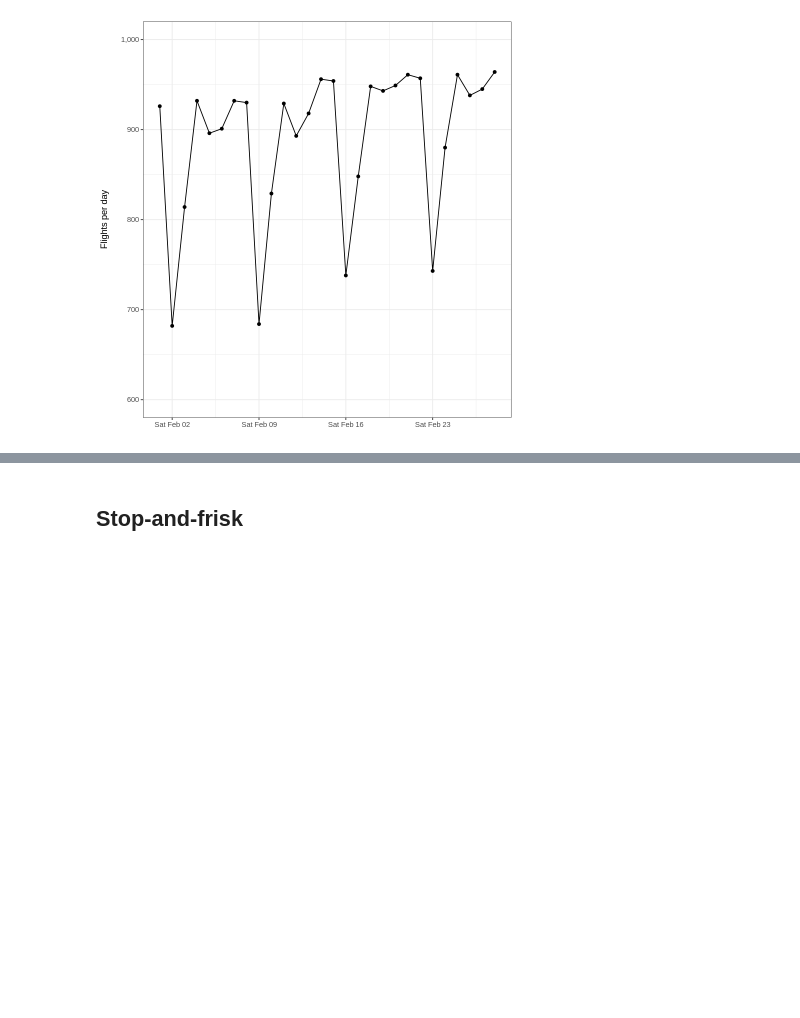
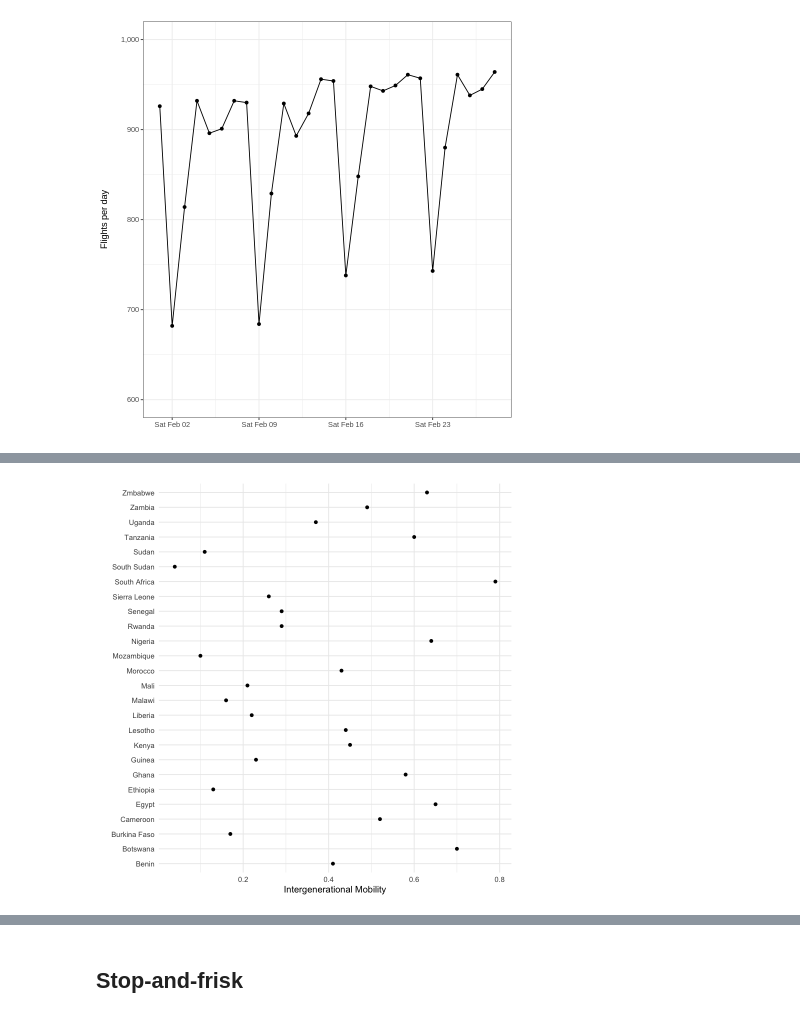
Before and after one commit to 5harad/API201-2022, a Jupyter notebook: lectures/lecture-2-code.ipynb, the cells around one changed output, grey strips where cells are left out. Cells and saved outputs as stored; diff of their text form; code cells hidden in the pictures; blank space fills up the shorter version.

```diff
--- a/lectures/lecture-2-code.ipynb
+++ b/lectures/lecture-2-code.ipynb
@@ -86,0 +162,11 @@ ggplot(data=plot_data, aes(x=date, y=n)) +
+# %%
+gg_num_1 <- ggplot(alesina,
+                   aes(x = country,
+                       y = mean)) +
+    geom_point() +
+    theme_minimal()  +
+    labs(x = "", y = "Intergenerational Mobility") +
+    coord_flip()
+gg_num_1
+# %% [output]
+[figure, added]
```
Also changed, not shown: parts of 8 cells of this notebook.
